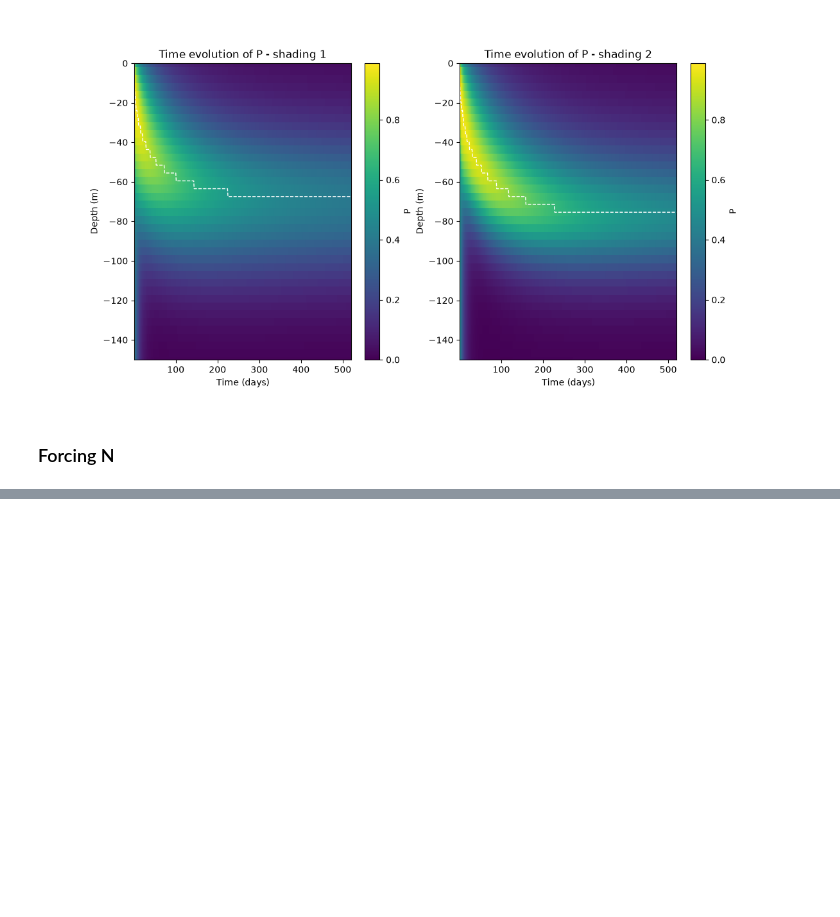
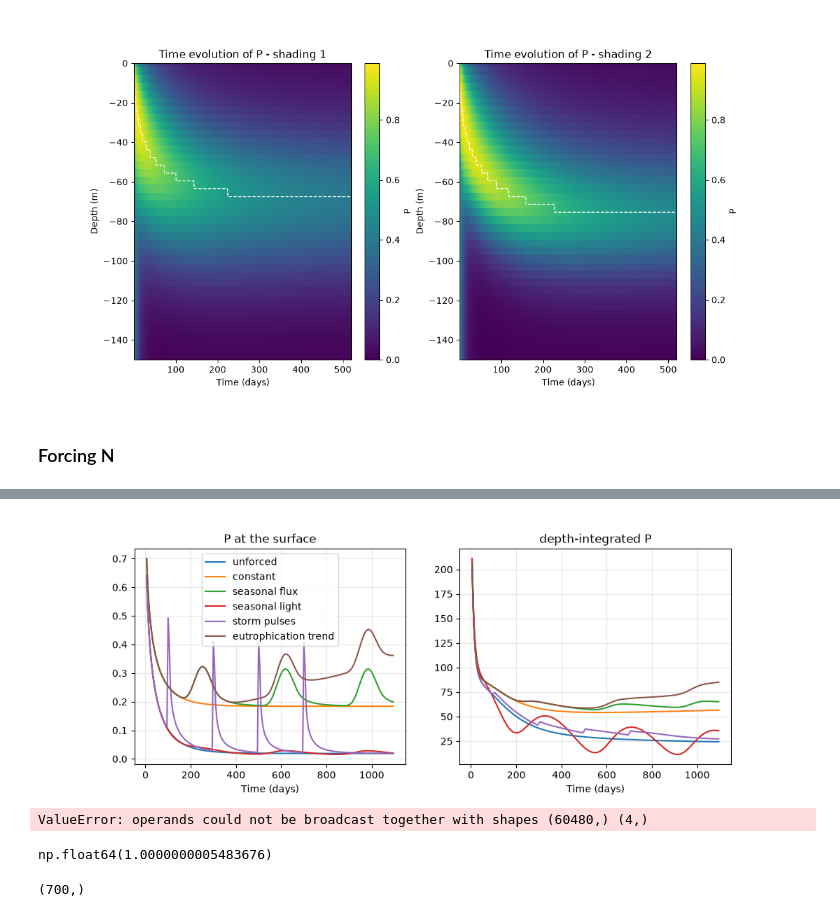
Before and after one commit to kb1901/732_phytoplankton_proj, a Jupyter notebook: notebook.ipynb, the cells around one changed output, grey strips where cells are left out. Drawn from its saved outputs; the diff is of its cells as text; code cells hidden in the pictures; blank space fills up the shorter version.

```diff
--- a/notebook.ipynb
+++ b/notebook.ipynb
@@ -215,0 +256,29 @@ plt.show()
+# %%
+fig, ax = plt.subplots(1, 2, figsize=(11, 4))
+for name, res in runs.items():
+    ax[0].plot(res.days, res.P[:, -1], label=name)                 # surface P
+    ax[1].plot(res.days, trapz(res.P, res.depth, axis=1), label=name)
+ax[0].set_title("P at the surface"); ax[1].set_title("depth-integrated P")
+for a in ax: a.set_xlabel("Time (days)"); a.grid(True, alpha=.3)
+ax[0].legend()
+plt.show()
+# %% [output]
+[figure, added]
+# %%
+times = np.arange(0, 365*3*86400, 1000)
+func = pulses([100, 300, 500, 700], 1e-5, 2.0)
+seasonal = func(t)
+print(func(t))
+plt.figure()
+# plt.plot(t, seasonal)
+plt.show()
+# %% [output]
+ValueError: operands could not be broadcast together with shapes (60480,) (4,)
+# %%
+func(t)
+# %% [output]
+np.float64(1.0000000005483676)
+# %%
+t.shape
+# %% [output]
+(700,)
```
Also changed, not shown: parts of 5 cells of this notebook, 1 other file.
